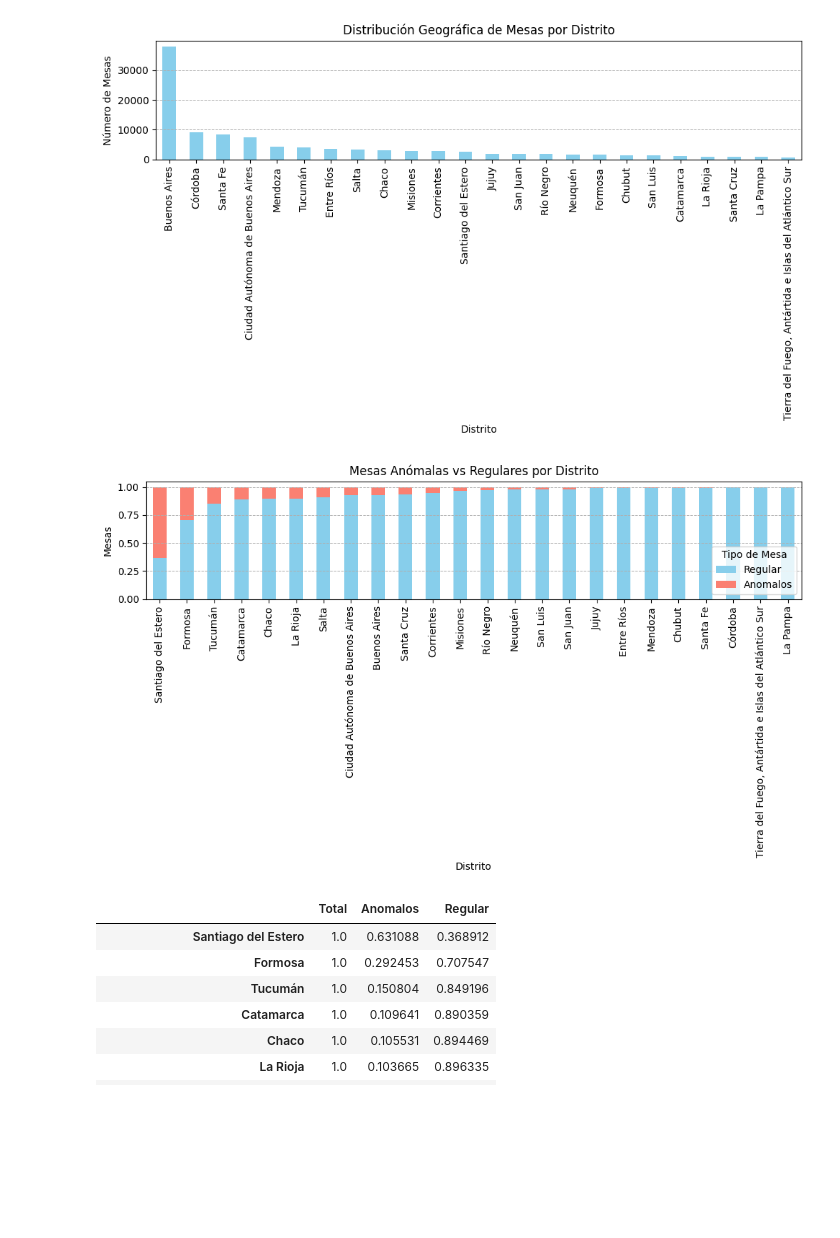
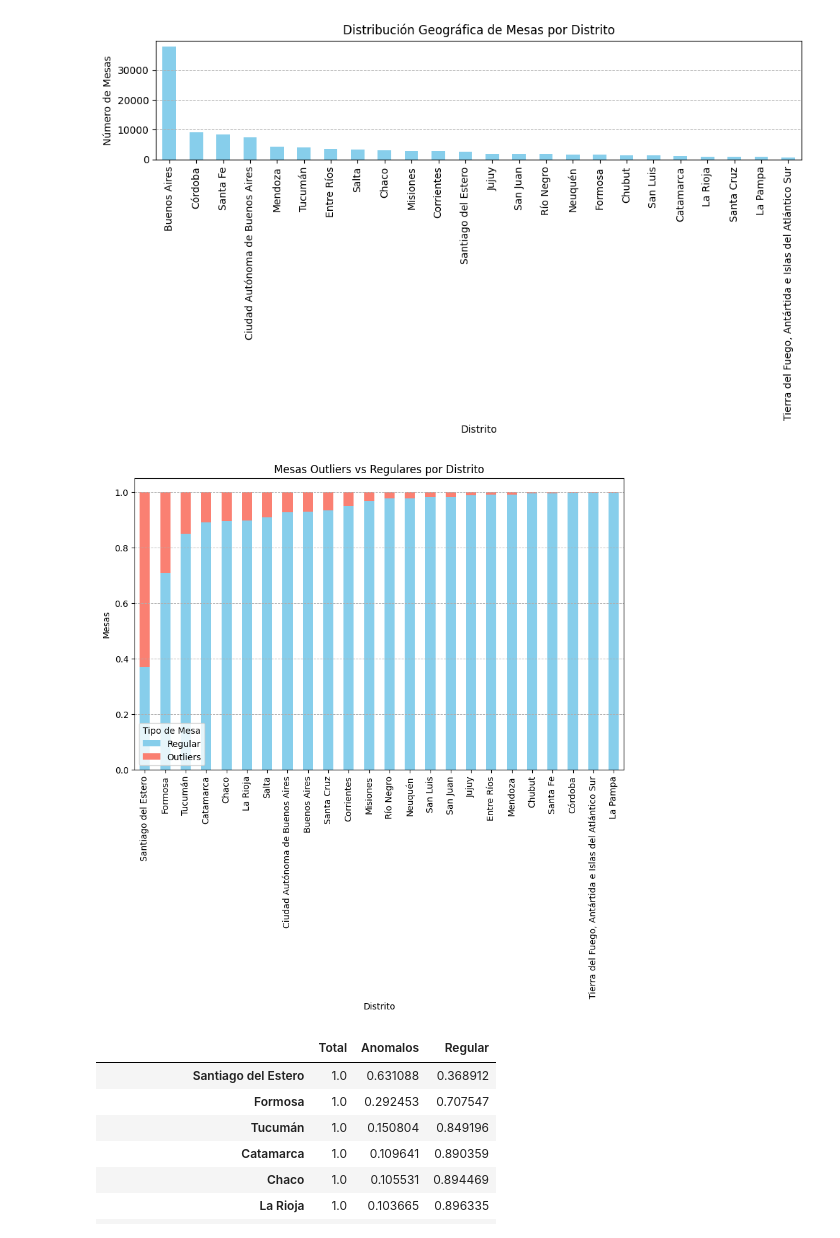
Before and after one commit to dgrandes/elecciones-arg-2023, a Jupyter notebook: Analisis-Elecciones.ipynb, the cells around one changed output. Drawn from its saved outputs; the diff is of its cells as text; code cells hidden in the pictures; blank space fills up the shorter version.

Commit message:
Improved the wording in charts

```diff
--- a/Analisis-Elecciones.ipynb
+++ b/Analisis-Elecciones.ipynb
@@ -393,26 +386,26 @@ plt.show()
 # %%
 total_stations_per_district = data['Distrito'].value_counts()
 high_pref_stations_per_district = high_preference_tables['Distrito'].value_counts()
 districts_data = pd.DataFrame({
     'Total': total_stations_per_district,
-    'Anomalos': high_pref_stations_per_district
+    'Outliers': high_pref_stations_per_district
 })
 districts_data = districts_data.fillna(0)  # Fill NaN values with 0
-districts_data['Regular'] = districts_data['Total'] - districts_data['Anomalos']
+districts_data['Regular'] = districts_data['Total'] - districts_data['Outliers']
 
 districts_data_normalized = districts_data.div(districts_data['Total'], axis=0)
-districts_data_normalized['Anomalos']
-ax = districts_data_normalized[['Regular', 'Anomalos']].sort_values(by='Anomalos', ascending=False).plot(kind='bar', stacked=True, figsize=(10, 6), color=['skyblue', 'salmon'])
-plt.title('Mesas Anómalas vs Regulares por Distrito')
+districts_data_normalized['Outliers']
+ax = districts_data_normalized[['Regular', 'Outliers']].sort_values(by='Outliers', ascending=False).plot(kind='bar', stacked=True, figsize=(10, 6), color=['skyblue', 'salmon'])
+plt.title('Mesas Outliers vs Regulares por Distrito')
 plt.xlabel('Distrito')
 plt.ylabel('Mesas')
 plt.xticks(rotation=90)
 plt.grid(axis='y', linestyle='--', linewidth=0.7)
 plt.legend(title='Tipo de Mesa')
-plt.tight_layout()
+
 plt.show()
 # %% [output]
-[figure, old version]
+[figure, new version]
 # %%
 districts_data_normalized.sort_values(by='Anomalos', ascending=False)
 # %% [output]
```
Also changed, not shown: parts of 8 cells of this notebook.
